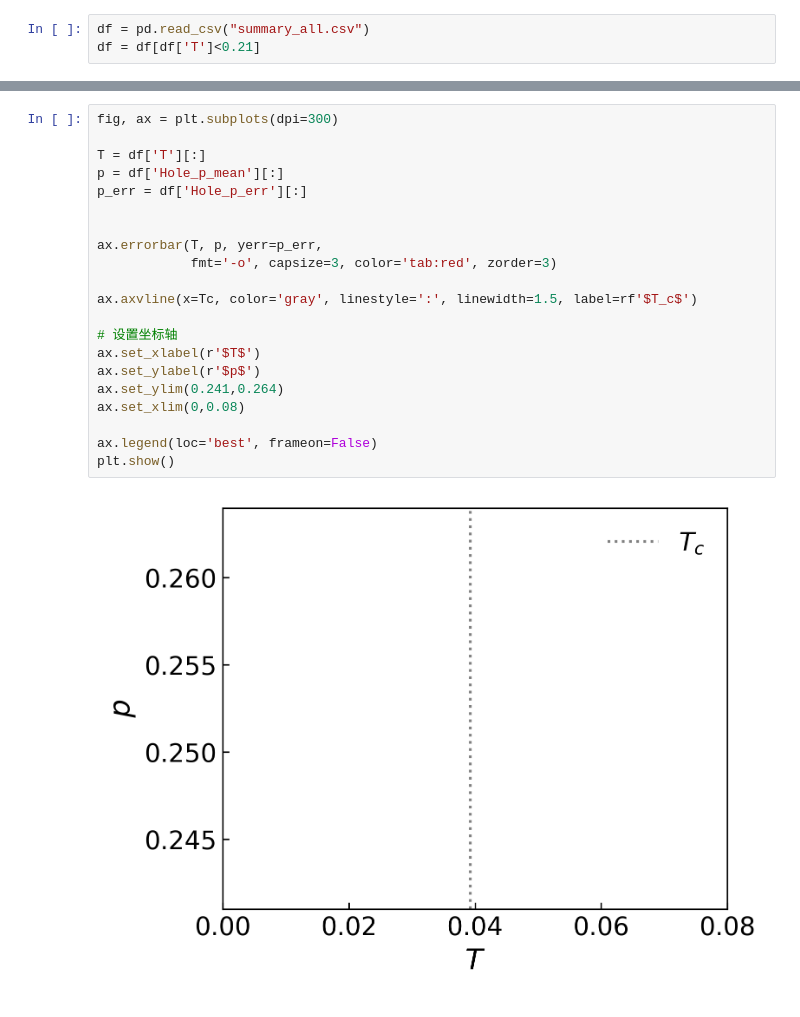
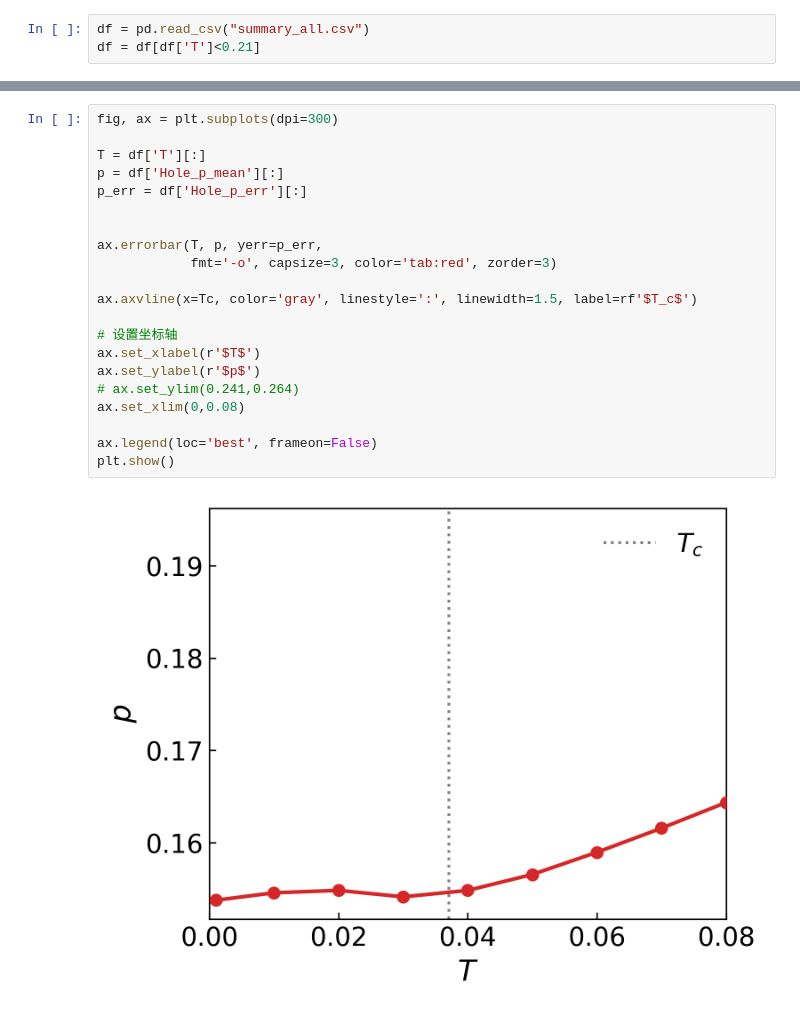
Before and after one commit to YinkaiYu/Hybrid-Monte-Carlo-for-d-wave-SC, a Jupyter notebook: projectHPC/example/plot_stiffness.ipynb, the cells around one changed output, grey strips where cells are left out. Saved outputs shown, nothing was run; the diff lists cells and outputs as text.

```diff
--- a/projectHPC/example/plot_stiffness.ipynb
+++ b/projectHPC/example/plot_stiffness.ipynb
@@ -127,26 +127,26 @@ plt.show()
 # %%
 fig, ax = plt.subplots(dpi=300)
 
 T = df['T'][:]
 p = df['Hole_p_mean'][:]
 p_err = df['Hole_p_err'][:]
 
 
 ax.errorbar(T, p, yerr=p_err,
             fmt='-o', capsize=3, color='tab:red', zorder=3)
 
 ax.axvline(x=Tc, color='gray', linestyle=':', linewidth=1.5, label=rf'$T_c$')
 
 # 设置坐标轴
 ax.set_xlabel(r'$T$')
 ax.set_ylabel(r'$p$')
-ax.set_ylim(0.241,0.264)
+# ax.set_ylim(0.241,0.264)
 ax.set_xlim(0,0.08)
 
 ax.legend(loc='best', frameon=False)
 plt.show()
 # %% [output]
-[figure, old version]
+[figure, new version]
 # %%
 fig, ax = plt.subplots(dpi=300)
 
```
Also changed, not shown: parts of 7 cells of this notebook, 6 other files.
